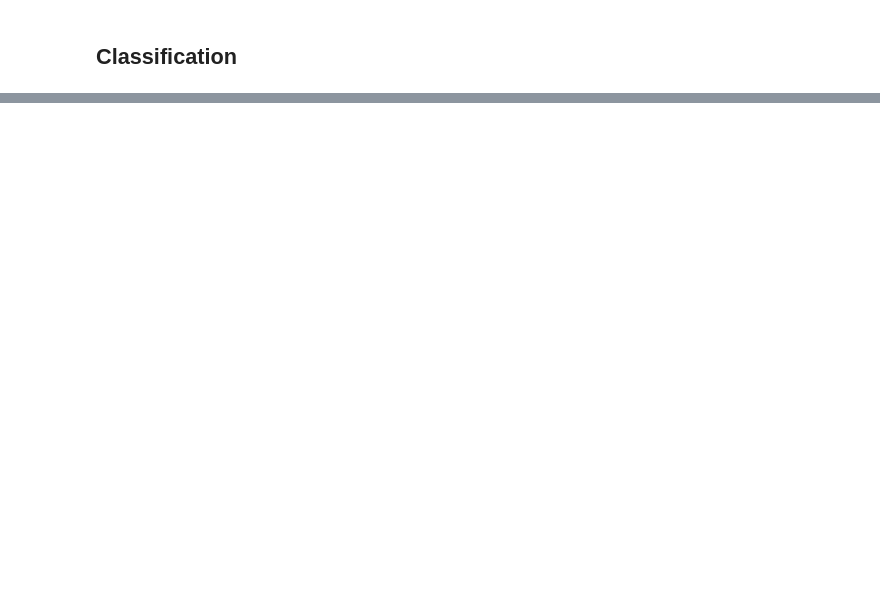
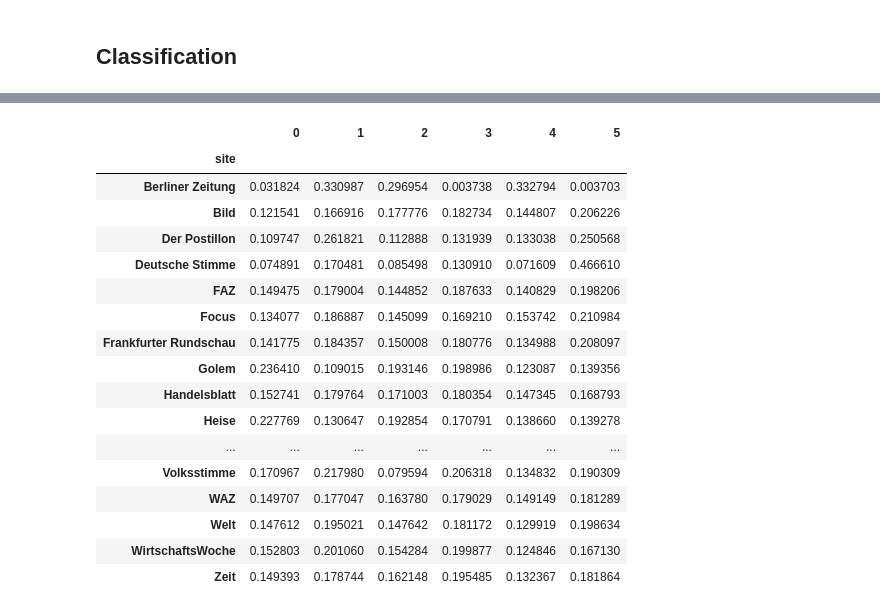
Before and after one commit to smartinsightsfromdata/StalkerML, a Jupyter notebook: Calculate Opinion without Base.ipynb, the cells around one changed output, grey strips where cells are left out. Drawn from its saved outputs; the diff is of its cells as text; code cells hidden in the pictures; blank space fills up the shorter version.

```diff
--- a/Calculate Opinion without Base.ipynb
+++ b/Calculate Opinion without Base.ipynb
@@ -20,7 +20,11 @@ from corputil import FileCorpus
 from gensim.models.word2vec import Word2Vec
 
 spd = [
+    path.join('data', 'Politics', 'SPD_EU.txt'),
     path.join('data', 'Politics', 'SPD_Fraktion.txt'),
+#    path.join('data', 'Politics', 'SPD_Vorwärts_Inland.txt'),
+#    path.join('data', 'Politics', 'SPD_Vorwärts_International.txt'),
+    path.join('data', 'Politics', 'SPD_Vorwärts_Parteileben.txt')
 ]
 
 linke = [
@@ -40,16 +44,18 @@ fdp = [
 ]
 
 cdu = [
+    path.join('data', 'Politics', 'CDU.txt'),
     path.join('data', 'Politics', 'CDU_Fraktion.txt')
 ]
 
 npd = [
     path.join('data', 'Politics', 'NPD_MV.txt'),
     path.join('data', 'Politics', 'NPD_Sachsen.txt')
+#     path.join('data', 'Politics', 'NPD_Jung.txt')
 ]
 
 files = [file for fp in [spd, linke, gruene, fdp, cdu, npd] for file in fp]
 
-base_corpus = list(FileCorpus(files).sentences_token())
-base = Word2Vec(workers=4, iter=4)
+base_corpus = list(FileCorpus(files).sentences_token(stopwords=stopwords))
+base = Word2Vec(workers=4, iter=4, size=200, window=10)
 base.build_vocab(base_corpus)
@@ -105,2 +229,21 @@ KW = pd.concat([KW, prob], axis=1)
 # %%
-KW.groupby('site').mean().sort([1])
+KW.groupby('site').mean()
+# %% [output]
+|  | 0 | 1 | 2 | 3 | 4 | 5 |
+| site |  |  |  |  |  |  |
+| Berliner Zeitung | 0.031824 | 0.330987 | 0.296954 | 0.003738 | 0.332794 | 0.003703 |
+| Bild | 0.121541 | 0.166916 | 0.177776 | 0.182734 | 0.144807 | 0.206226 |
+| Der Postillon | 0.109747 | 0.261821 | 0.112888 | 0.131939 | 0.133038 | 0.250568 |
+| Deutsche Stimme | 0.074891 | 0.170481 | 0.085498 | 0.130910 | 0.071609 | 0.466610 |
+| FAZ | 0.149475 | 0.179004 | 0.144852 | 0.187633 | 0.140829 | 0.198206 |
+| Focus | 0.134077 | 0.186887 | 0.145099 | 0.169210 | 0.153742 | 0.210984 |
+| Frankfurter Rundschau | 0.141775 | 0.184357 | 0.150008 | 0.180776 | 0.134988 | 0.208097 |
+| Golem | 0.236410 | 0.109015 | 0.193146 | 0.198986 | 0.123087 | 0.139356 |
+| Handelsblatt | 0.152741 | 0.179764 | 0.171003 | 0.180354 | 0.147345 | 0.168793 |
+| Heise | 0.227769 | 0.130647 | 0.192854 | 0.170791 | 0.138660 | 0.139278 |
+| ... | ... | ... | ... | ... | ... | ... |
+| Volksstimme | 0.170967 | 0.217980 | 0.079594 | 0.206318 | 0.134832 | 0.190309 |
+| WAZ | 0.149707 | 0.177047 | 0.163780 | 0.179029 | 0.149149 | 0.181289 |
+| Welt | 0.147612 | 0.195021 | 0.147642 | 0.181172 | 0.129919 | 0.198634 |
+| WirtschaftsWoche | 0.152803 | 0.201060 | 0.154284 | 0.199877 | 0.124846 | 0.167130 |
+| Zeit | 0.149393 | 0.178744 | 0.162148 | 0.195485 | 0.132367 | 0.181864 |
```
Also changed, not shown: parts of 3 cells of this notebook, 2 other files.
